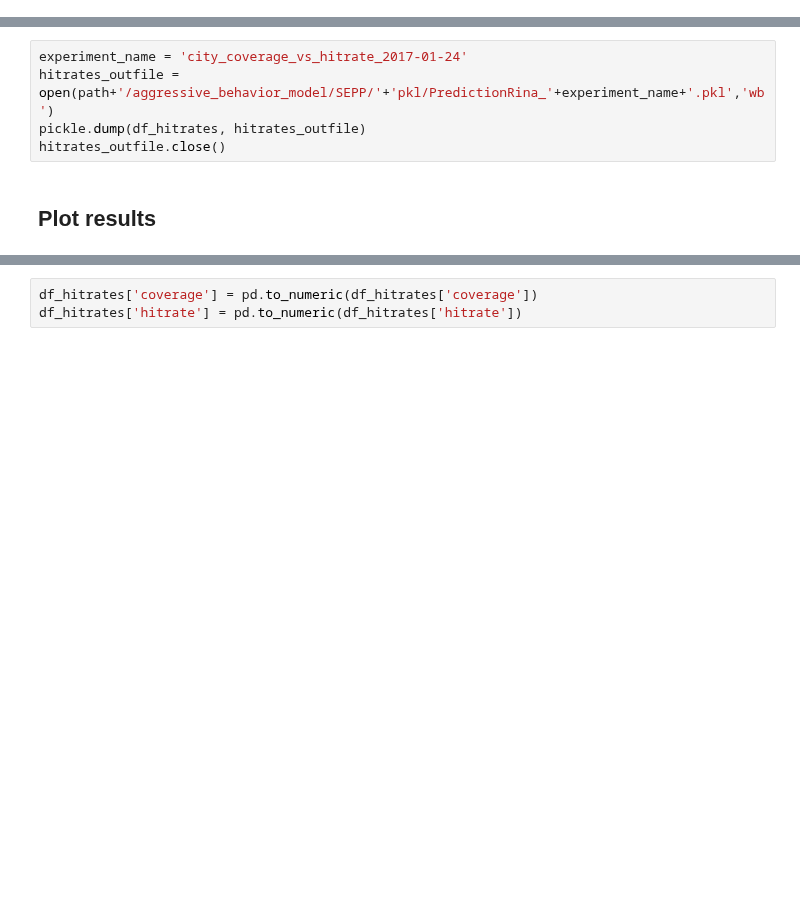
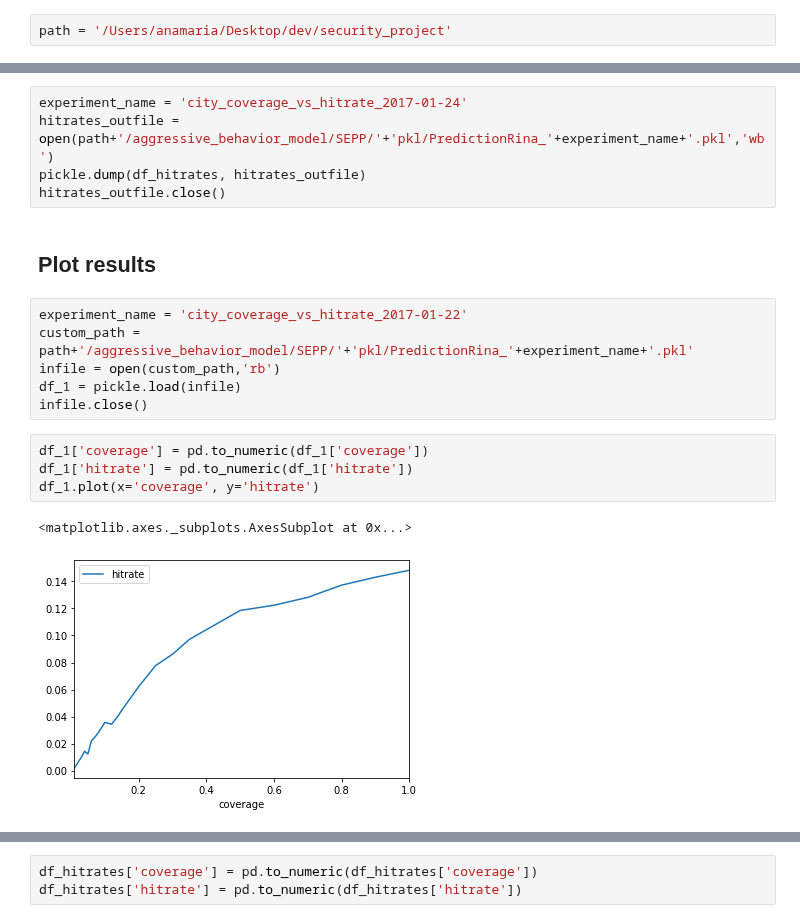
Before and after one commit to jrudascas/security_project, a Jupyter notebook: aggressive_behavior_model/SEPP/experiment_08_sepp_city_prediction_coverage_sweep.ipynb, the cells around one changed output, grey strips where cells are left out. Cells and saved outputs as stored; diff of their text form; blank space fills up the shorter version.

```diff
--- a/aggressive_behavior_model/SEPP/experiment_08_sepp_city_prediction_coverage_sweep.ipynb
+++ b/aggressive_behavior_model/SEPP/experiment_08_sepp_city_prediction_coverage_sweep.ipynb
@@ -122,3 +115,5 @@ path = '/u01/user8/Documents/Riñas'
+# %%
+path = '/Users/anamaria/Desktop/dev/security_project'
 # %%
 df = pd.read_csv(path+'/datasets/verify_enrich_nuse_29112019.csv')
 # %% [markdown]
@@ -189,3 +184,16 @@ pickle.dump(df_hitrates, hitrates_outfile)
 hitrates_outfile.close()
 # %% [markdown]
 ## Plot results
+# %%
+experiment_name = 'city_coverage_vs_hitrate_2017-01-22'
+custom_path = path+'/aggressive_behavior_model/SEPP/'+'pkl/PredictionRina_'+experiment_name+'.pkl'
+infile = open(custom_path,'rb')
+df_1 = pickle.load(infile)
+infile.close()
+# %%
+df_1['coverage'] = pd.to_numeric(df_1['coverage'])
+df_1['hitrate'] = pd.to_numeric(df_1['hitrate'])
+df_1.plot(x='coverage', y='hitrate')
+# %% [output]
+<matplotlib.axes._subplots.AxesSubplot at 0x...>
+[figure, added]
```
Also changed, not shown: parts of 13 cells of this notebook.
